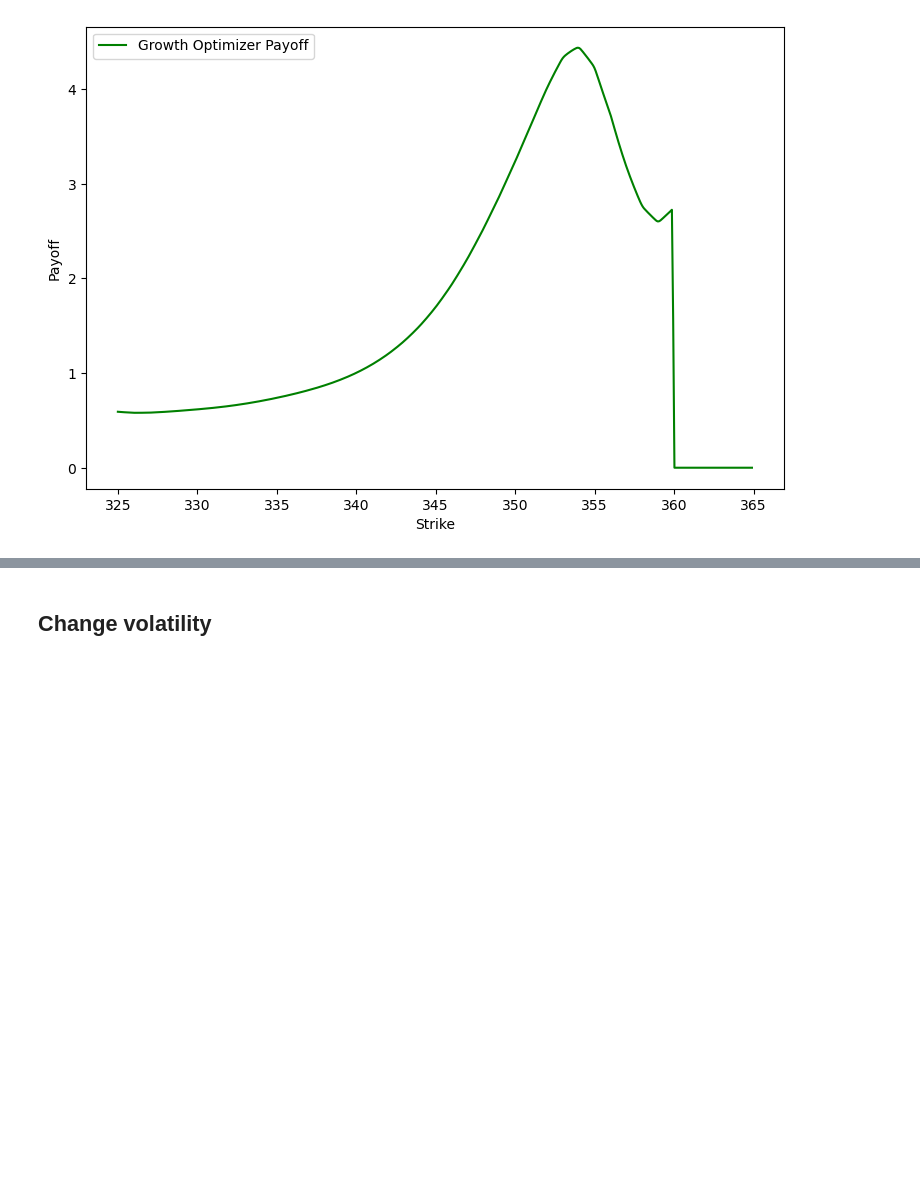
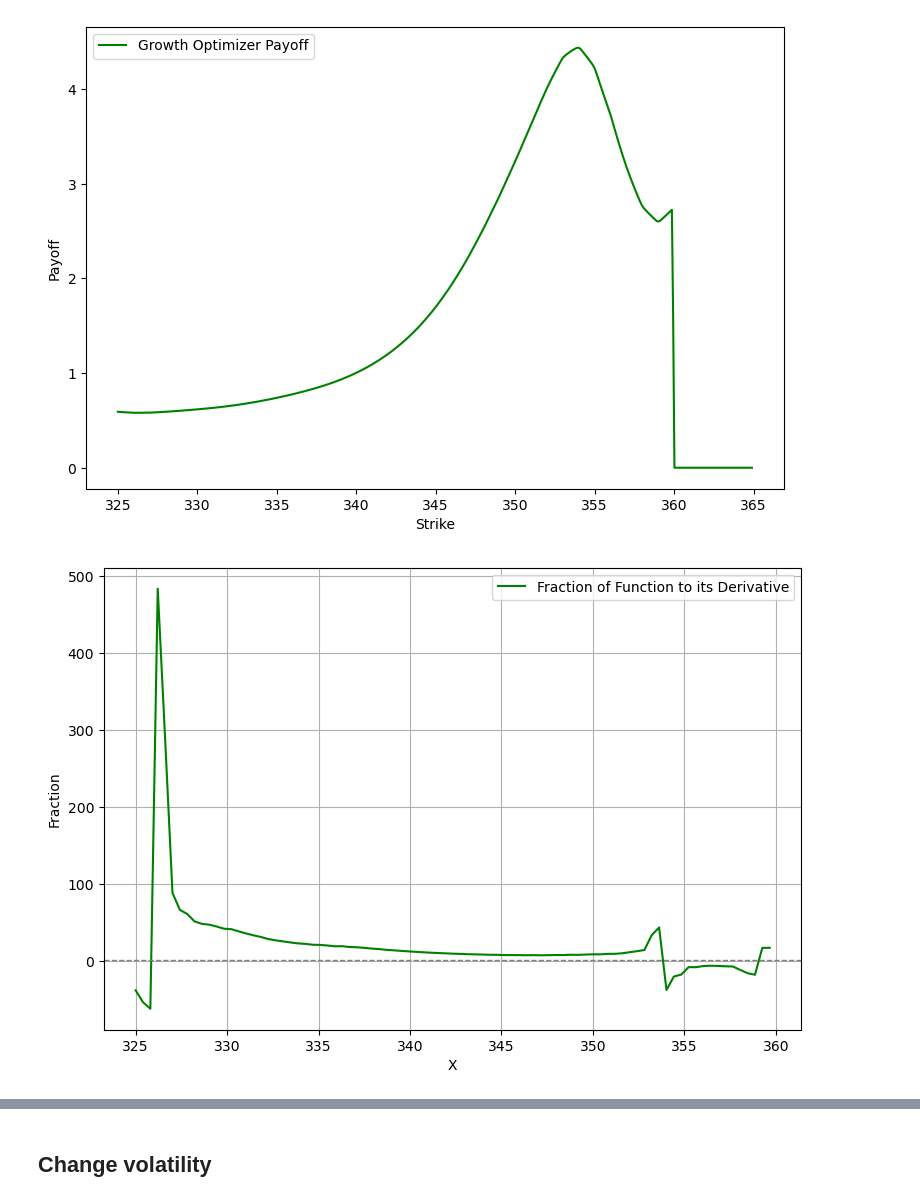
Before and after one commit to astavrop0/Derivative_structuring_and_implied_risk_aversion, a Jupyter notebook: notebooks/Risk Neutral pdf with BL.ipynb, the cells around one changed output, grey strips where cells are left out. Saved outputs shown, nothing was run; the diff lists cells and outputs as text; code cells hidden in the pictures; blank space fills up the shorter version.

Commit message:
extracted first implied risk aversion functions

```diff
--- a/notebooks/Risk Neutral pdf with BL.ipynb
+++ b/notebooks/Risk Neutral pdf with BL.ipynb
@@ -199,0 +219,12 @@ plt.show()
+# %%
+#Function that is equal to f(x)/f'(x) for the growth optimizer function
+def ratio_function(x, growth_optimizer_payoff):
+    # Function to compute the derivative
+    def derivative_of_growth_optimizer(x):
+        return derivative(growth_optimizer_payoff, x, dx=1e-6)
+
+    # Function to compute the ratio of the original function to its derivative
+
+    original_value = growth_optimizer_payoff(x)
+    derivative_value = derivative_of_growth_optimizer(x)
+    return original_value / derivative_value if derivative_value != 0 else np.inf
@@ -265,7 +298,7 @@ original_pdf_values_at_shifted = original_pdf_interp(shifted_pdf[:, 0])
 division = np.where(original_pdf_values_at_shifted != 0, shifted_pdf[:, 1] / original_pdf_values_at_shifted, 0)
 
 # Create a function for the growth optimizer payoff
-growth_optimizer_payoff = interp1d(shifted_pdf[:, 0], division, kind='linear', fill_value='extrapolate')
+growth_optimizer_payoff_shift = interp1d(shifted_pdf[:, 0], division, kind='linear', fill_value='extrapolate')
 # %%
 # Plot the growth optimizer payoff function
 plt.figure(figsize=(9,6))
@@ -281,3 +314,22 @@ plt.legend(loc="best")
 plt.show()
 # %% [output]
 [figure]
+# %%
+# Define a range of x values for plotting
+x_range = np.linspace(np.min(growth_optimizer_payoff_shift.x), np.max(growth_optimizer_payoff_shift.x), 100)
+
+# Compute the ratio for each x value in the range
+ratios = [ratio_function(x, growth_optimizer_payoff_shift) for x in x_range]
+
+# Plot the ratio
+plt.figure(figsize=(9, 6))
+plt.plot(x_range, ratios, 'green', label='Fraction of Function to its Derivative')
+plt.axhline(y=1, color='gray', linestyle='--', linewidth=1)
+plt.xlabel("X")
+plt.ylabel("Fraction")
+plt.legend(loc="best")
+plt.grid(True)
+# plt.savefig("function_to_derivative_fraction.png", dpi=300)
+plt.show()
+# %% [output]
+[figure, added]
```
Also changed, not shown: parts of 19 cells of this notebook.
